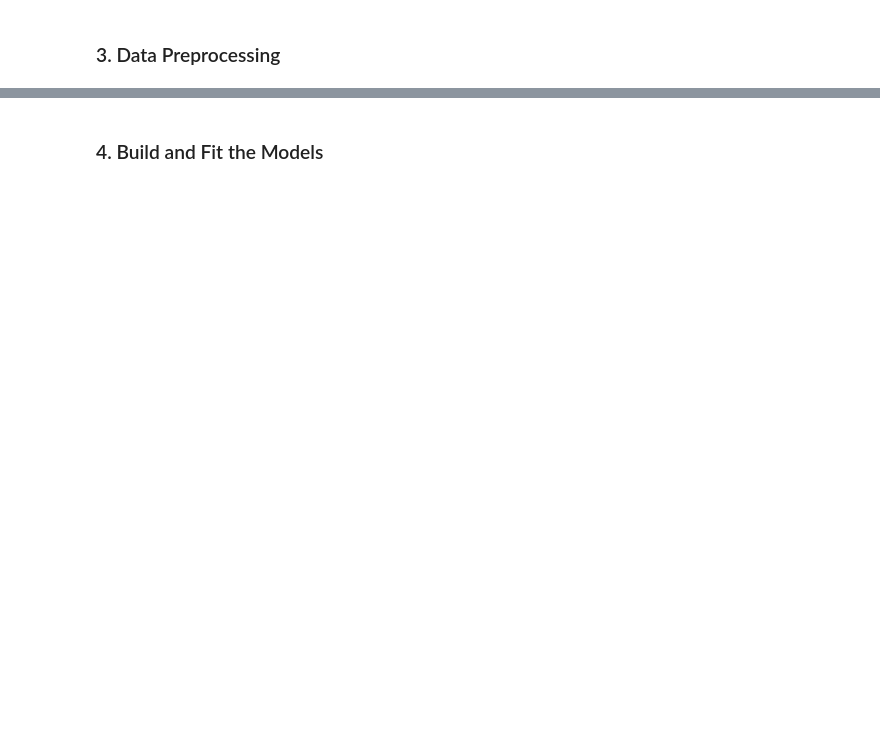
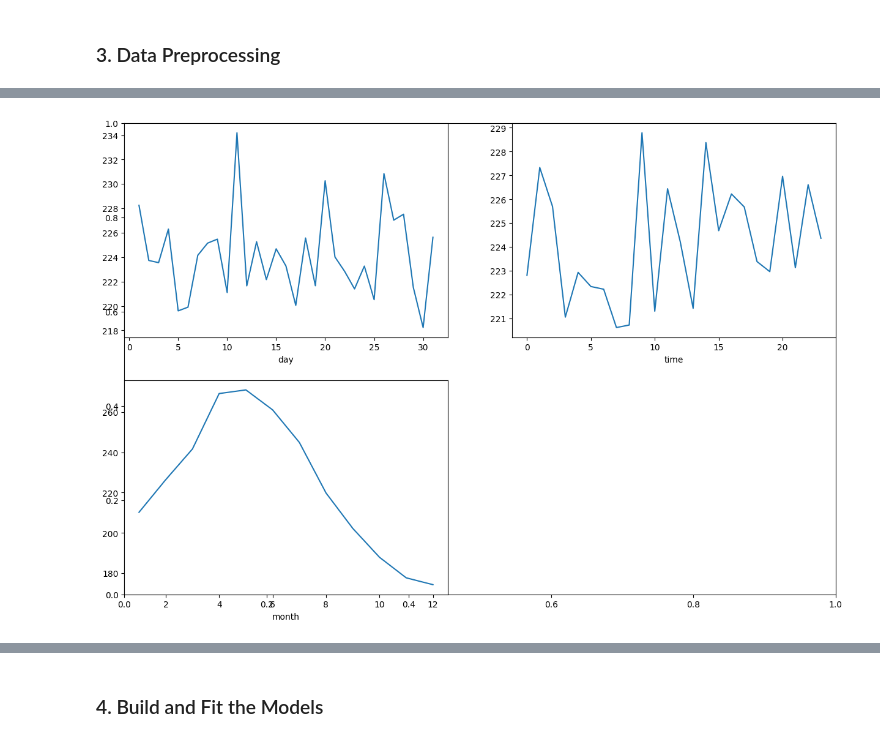
Before and after one commit to fatahrahimi330/100-Machine-Learning-Projects, a Jupyter notebook: 58-Ola Bike Ride Request Forecast/OlaBikeRideRequestForecast.ipynb, the cells around one changed output, grey strips where cells are left out. Drawn from its saved outputs; the diff is of its cells as text; code cells hidden in the pictures; blank space fills up the shorter version.

```diff
--- a/58-Ola Bike Ride Request Forecast/OlaBikeRideRequestForecast.ipynb
+++ b/58-Ola Bike Ride Request Forecast/OlaBikeRideRequestForecast.ipynb
@@ -18,0 +104,5 @@ df.head()
+# %%
+df["day"] = parts[2].astype('int')
+df["month"] = parts[1].astype('int')
+df["year"] = parts[0].astype('int')
+df.head()
@@ -18,0 +142,10 @@ df.head()
+# %%
+def am_or_pm(x):
+    if x > 11:
+        return 1
+    else:
+        return 0
+
+
+df['am_or_pm'] = df['time'].apply(am_or_pm)
+df.head()
@@ -18,0 +159,17 @@ df.head()
+# %%
+from datetime import date
+import holidays
+
+
+def is_holiday(x):
+
+    india_holidays = holidays.country_holidays('IN')
+
+    if india_holidays.get(x):
+        return 1
+    else:
+        return 0
+
+
+df['holidays'] = df['date'].apply(is_holiday)
+df.head()
@@ -18,0 +183,14 @@ df.head()
+# %%
+df.drop(['datetime', 'date'],
+        axis=1,
+        inplace=True)
+# %%
+features = ['day', 'time', 'month']
+
+plt.subplots(figsize=(15, 10))
+for i, col in enumerate(features):
+    plt.subplot(2, 2, i + 1)
+    df.groupby(col).mean()['count'].plot()
+plt.show()
+# %% [output]
+[figure, added]
```
Also changed, not shown: parts of 30 cells of this notebook, 5 other files.
